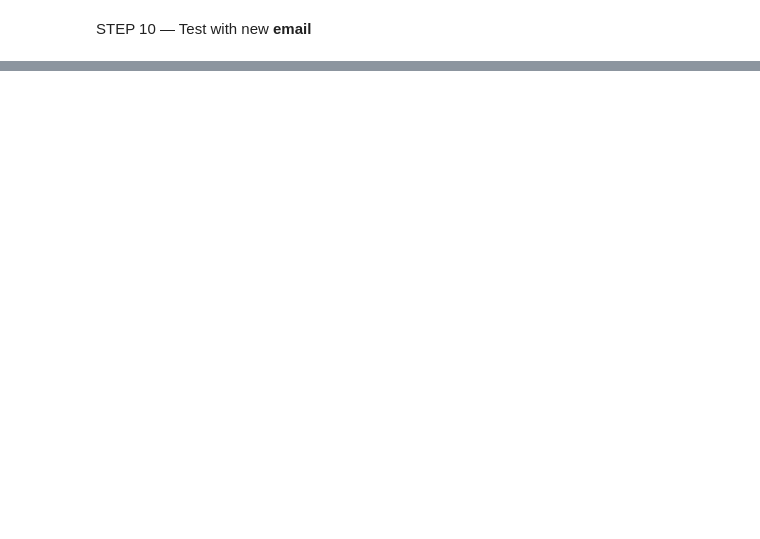
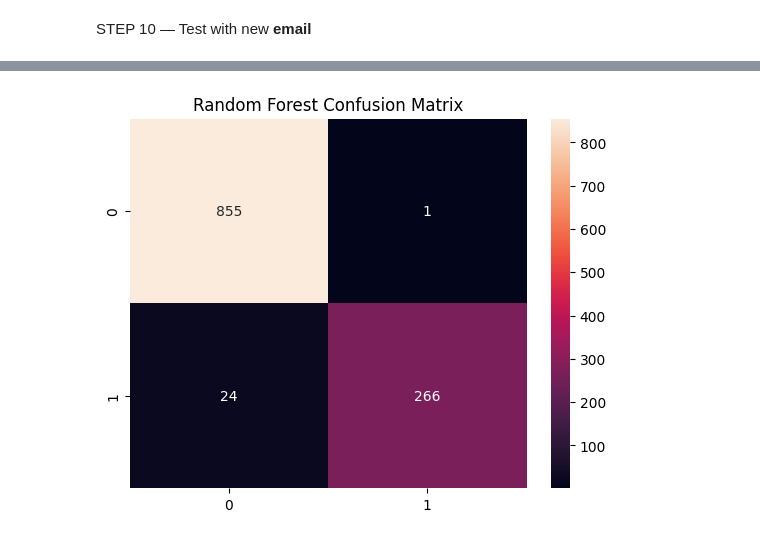
Before and after one commit to rahul-raha/colab-code, a Jupyter notebook: RahulRaha.ipynb, the cells around one changed output, grey strips where cells are left out. Cells and saved outputs as stored; diff of their text form; code cells hidden in the pictures; blank space fills up the shorter version.

```diff
--- a/RahulRaha.ipynb
+++ b/RahulRaha.ipynb
@@ -152,0 +279,10 @@ NOT SPAM
+# %%
+
+
+cm_rf = confusion_matrix(y_test, rf_pred)
+
+sns.heatmap(cm_rf, annot=True, fmt="d")
+plt.title("Random Forest Confusion Matrix")
+plt.show()
+# %% [output]
+[figure, added]
```
Also changed, not shown: parts of 12 cells of this notebook.
